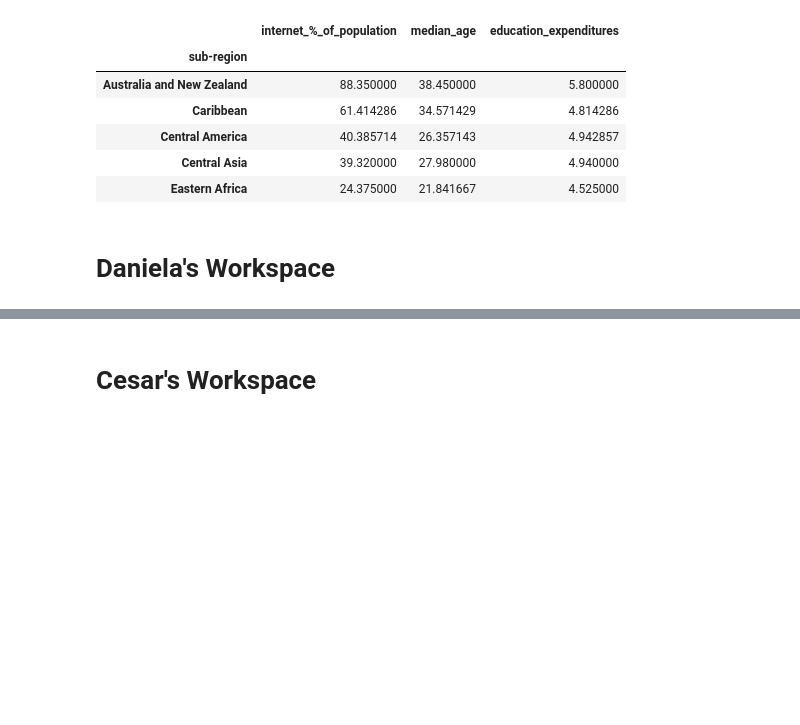
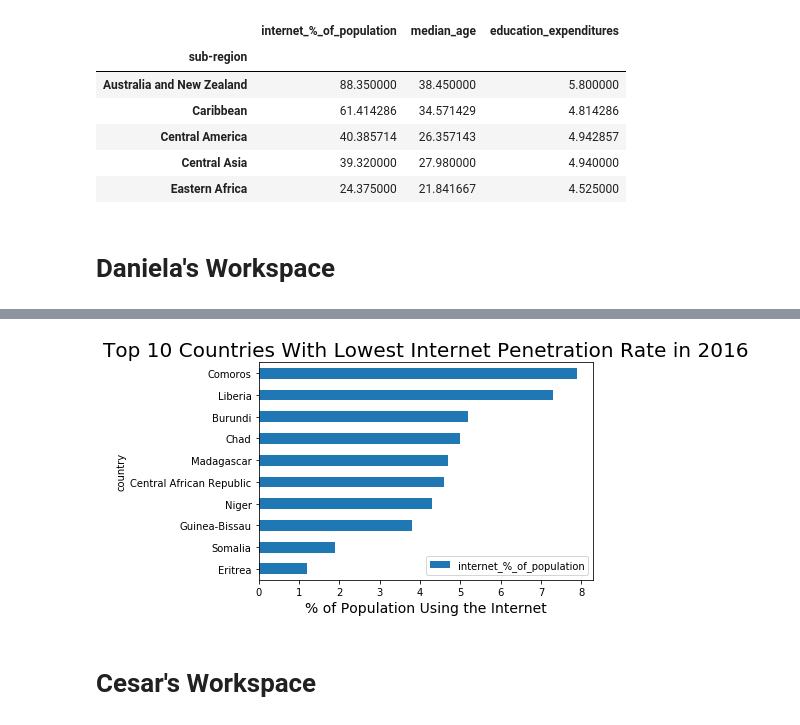
Before and after one commit to JoshuaFarmerATX/butterfly-effect, a Jupyter notebook: butterfly_effect.ipynb, the cells around one changed output, grey strips where cells are left out. Saved outputs shown, nothing was run; the diff lists cells and outputs as text; code cells hidden in the pictures; blank space fills up the shorter version.

```diff
--- a/butterfly_effect.ipynb
+++ b/butterfly_effect.ipynb
@@ -131,3 +177,20 @@ z = count_educationXgdp = c['In_top_gdp'].value_counts()
+# %%
+# What countries have the lowest Internet penetration rate in 2016?
+
+less_perc_internet_population = merged_data[['country', 'internet_%_of_population']]\
+                            .sort_values(by=['internet_%_of_population'], ascending=True)\
+                            .head(10)\
+                            .set_index('country')
+
+
+less_perc_internet_population.plot(kind='barh')
+
+plt.title("Top 10 Countries With Lowest Internet Penetration Rate in 2016", fontsize=20)
+plt.xlabel('% of Population Using the Internet', fontsize=14)
+
+plt.show()
+# %% [output]
+[figure, added]
 # %% [markdown]
 <h1>Cesar's Workspace</h1>
 # %% [markdown]
```
Also changed, not shown: parts of 11 cells of this notebook, 1 other file.
